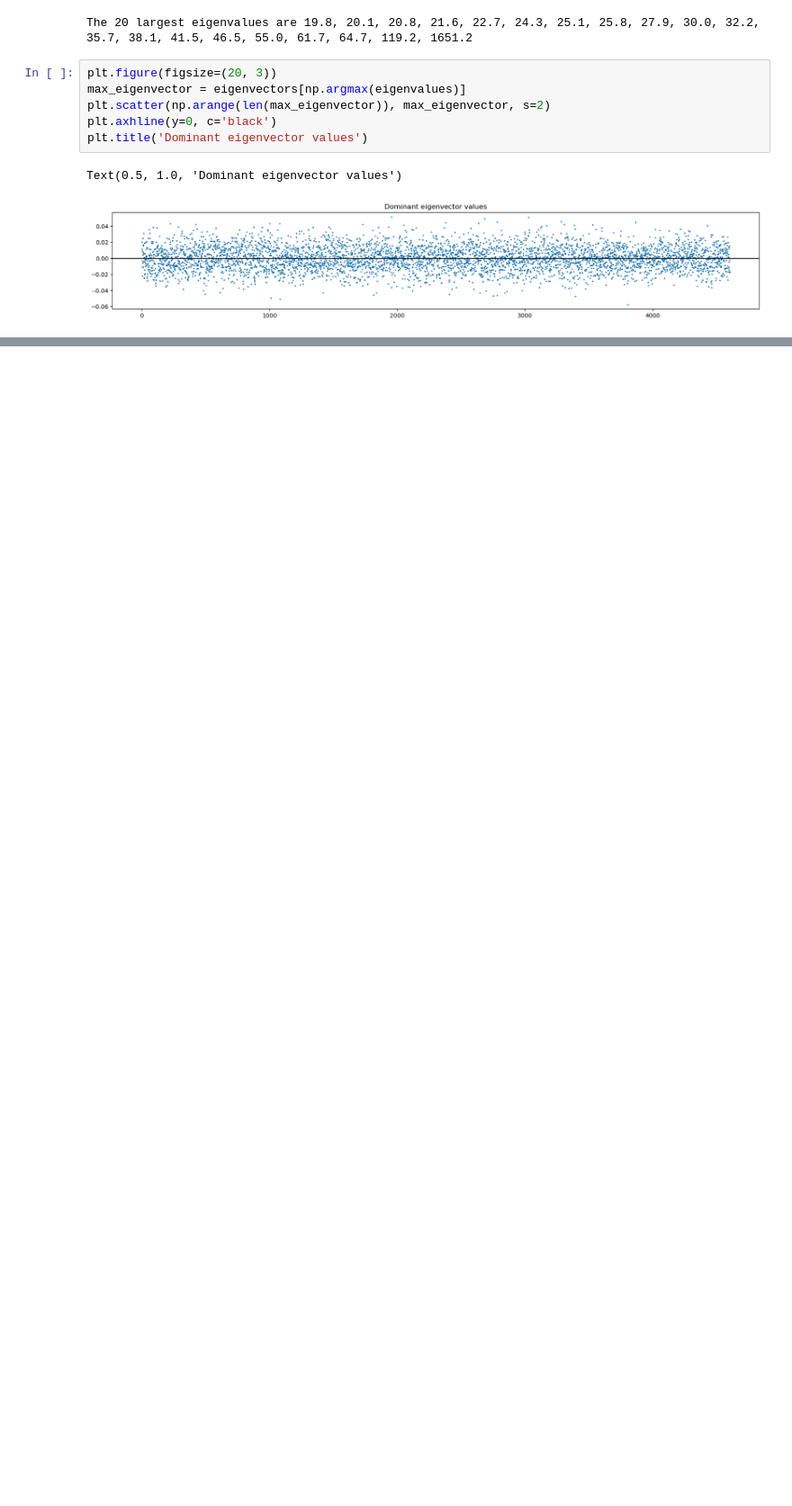
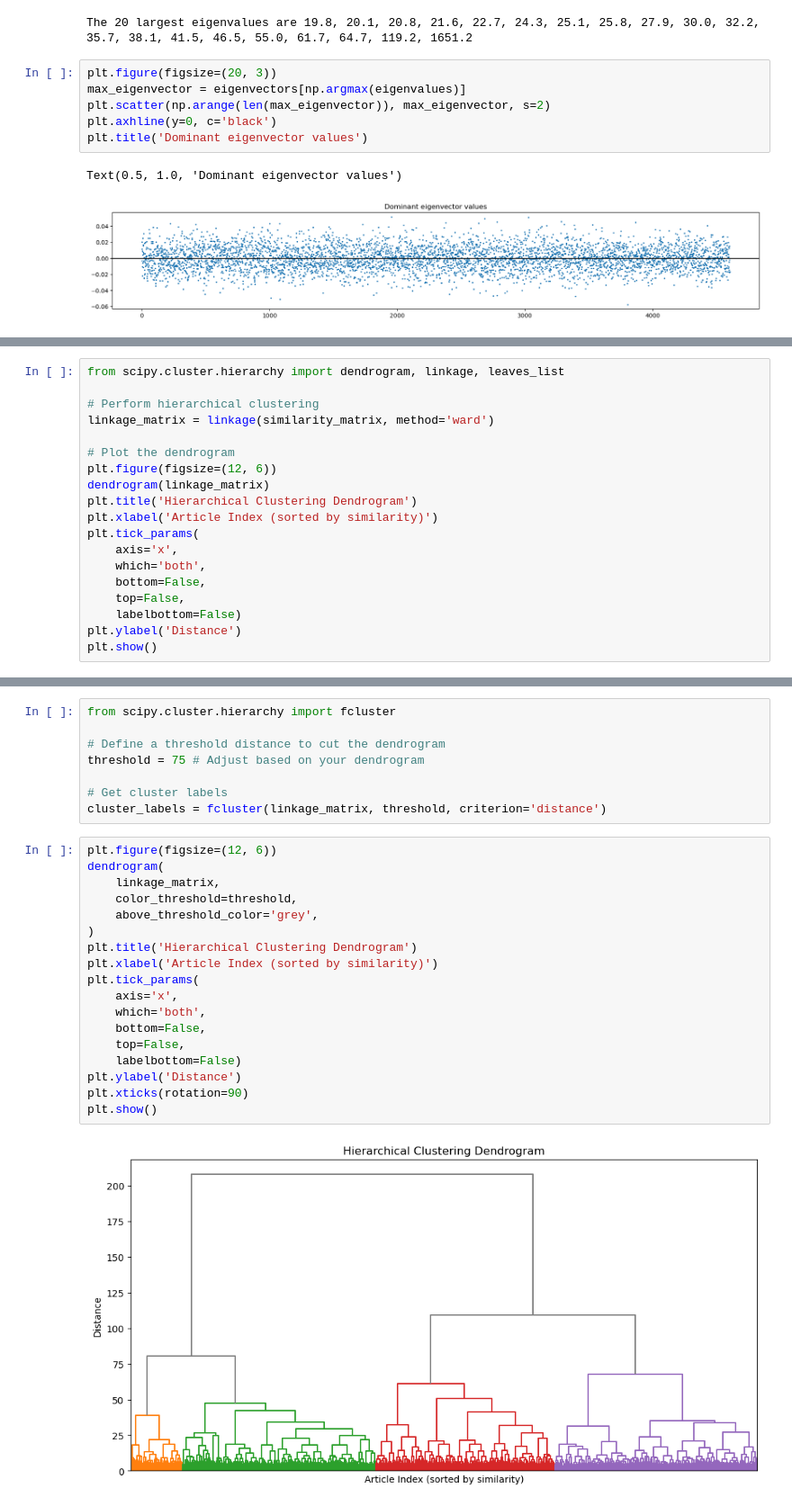
Before and after one commit to epfl-ada/ada-2024-project-the5outliers, a Jupyter notebook: similarity_matrix.ipynb, the cells around one changed output, grey strips where cells are left out. Shown at 90% size. Cells and saved outputs as stored; diff of their text form; blank space fills up the shorter version.

Commit message:
some clustes exploration and load categories by level in data_loader.py

```diff
--- a/similarity_matrix.ipynb
+++ b/similarity_matrix.ipynb
@@ -297,0 +300,19 @@ Text(0.5, 1.0, 'Dominant eigenvector values')
+# %%
+from scipy.cluster.hierarchy import dendrogram, linkage, leaves_list
+
+# Perform hierarchical clustering
+linkage_matrix = linkage(similarity_matrix, method='ward')
+
+# Plot the dendrogram
+plt.figure(figsize=(12, 6))
+dendrogram(linkage_matrix)
+plt.title('Hierarchical Clustering Dendrogram')
+plt.xlabel('Article Index (sorted by similarity)')
+plt.tick_params(
+    axis='x',
+    which='both',
+    bottom=False,
+    top=False,
+    labelbottom=False)
+plt.ylabel('Distance')
+plt.show()
@@ -297,0 +321,28 @@ Text(0.5, 1.0, 'Dominant eigenvector values')
+# %%
+from scipy.cluster.hierarchy import fcluster
+
+# Define a threshold distance to cut the dendrogram
+threshold = 75 # Adjust based on your dendrogram
+
+# Get cluster labels
+cluster_labels = fcluster(linkage_matrix, threshold, criterion='distance')
+# %%
+plt.figure(figsize=(12, 6))
+dendrogram(
+    linkage_matrix,
+    color_threshold=threshold,
+    above_threshold_color='grey',
+)
+plt.title('Hierarchical Clustering Dendrogram')
+plt.xlabel('Article Index (sorted by similarity)')
+plt.tick_params(
+    axis='x',
+    which='both',
+    bottom=False,
+    top=False,
+    labelbottom=False)
+plt.ylabel('Distance')
+plt.xticks(rotation=90)
+plt.show()
+# %% [output]
+[figure, added]
```
Also changed, not shown: parts of 8 cells of this notebook, 1 other file.
